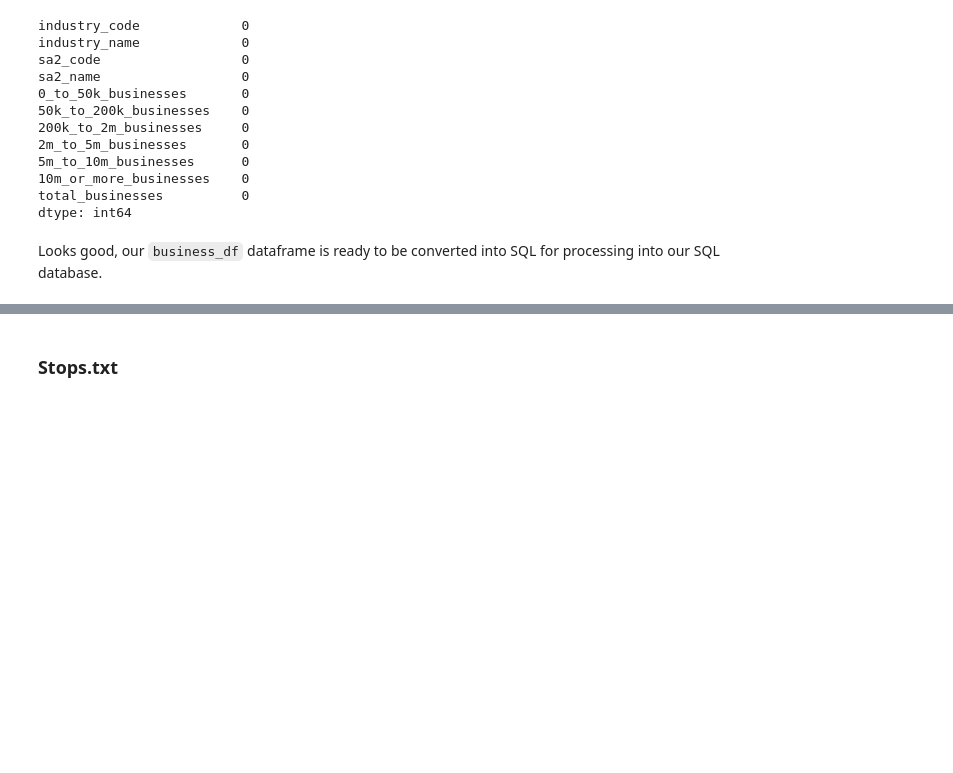
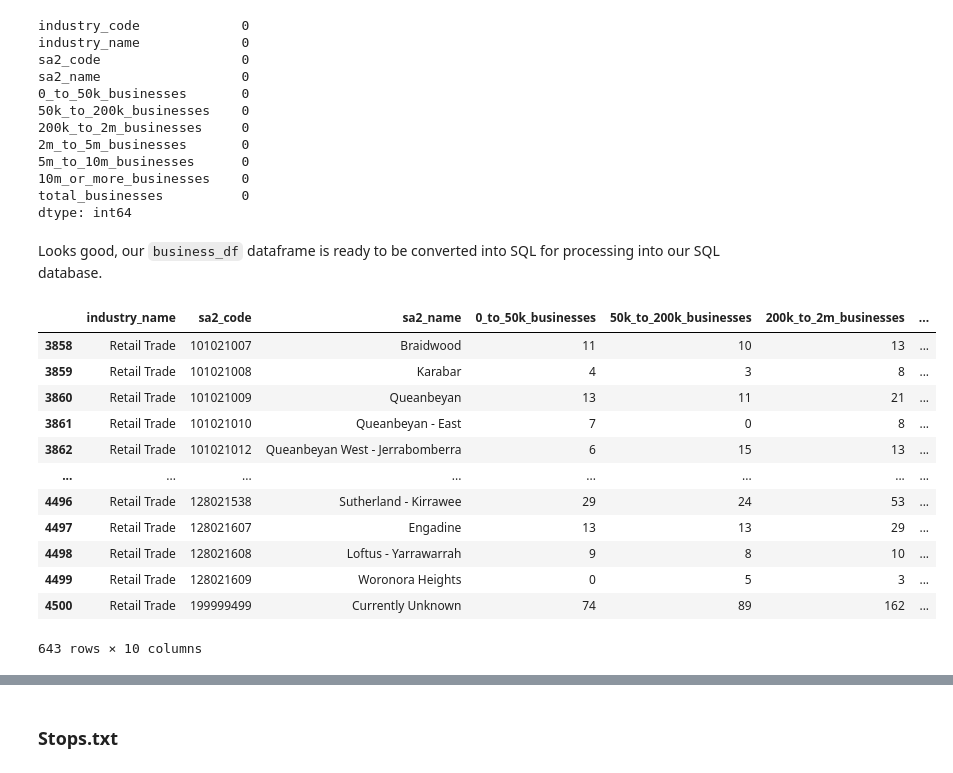
Before and after one commit to infernocadet/greater-sydney-analysis, a Jupyter notebook: Greater Sydney Analysis.ipynb, the cells around one changed output, grey strips where cells are left out. Drawn from its saved outputs; the diff is of its cells as text; code cells hidden in the pictures; blank space fills up the shorter version.

```diff
--- a/Greater Sydney Analysis.ipynb
+++ b/Greater Sydney Analysis.ipynb
@@ -202,3 +202,21 @@ total_businesses          0
 dtype: int64
 # %% [markdown]
 Looks good, our `business_df` dataframe is ready to be converted into SQL for processing into our SQL database.
+# %%
+retail_businesses = business_df[business_df['industry_name'] == 'Retail Trade']
+retail_businesses = retail_businesses.drop(['industry_code'], axis=1)
+retail_businesses
+# %% [output]
+|  | industry_name | sa2_code | sa2_name | 0_to_50k_businesses | 50k_to_200k_businesses | 200k_to_2m_businesses | ... |
+| 3858 | Retail Trade | 101021007 | Braidwood | 11 | 10 | 13 | ... |
+| 3859 | Retail Trade | 101021008 | Karabar | 4 | 3 | 8 | ... |
+| 3860 | Retail Trade | 101021009 | Queanbeyan | 13 | 11 | 21 | ... |
+| 3861 | Retail Trade | 101021010 | Queanbeyan - East | 7 | 0 | 8 | ... |
+| 3862 | Retail Trade | 101021012 | Queanbeyan West - Jerrabomberra | 6 | 15 | 13 | ... |
+| ... | ... | ... | ... | ... | ... | ... | ... |
+| 4496 | Retail Trade | 128021538 | Sutherland - Kirrawee | 29 | 24 | 53 | ... |
+| 4497 | Retail Trade | 128021607 | Engadine | 13 | 13 | 29 | ... |
+| 4498 | Retail Trade | 128021608 | Loftus - Yarrawarrah | 9 | 8 | 10 | ... |
+| 4499 | Retail Trade | 128021609 | Woronora Heights | 0 | 5 | 3 | ... |
+| 4500 | Retail Trade | 199999499 | Currently Unknown | 74 | 89 | 162 | ... |
+643 rows × 10 columns
```
Also changed, not shown: parts of 12 cells of this notebook, 1 other file.
